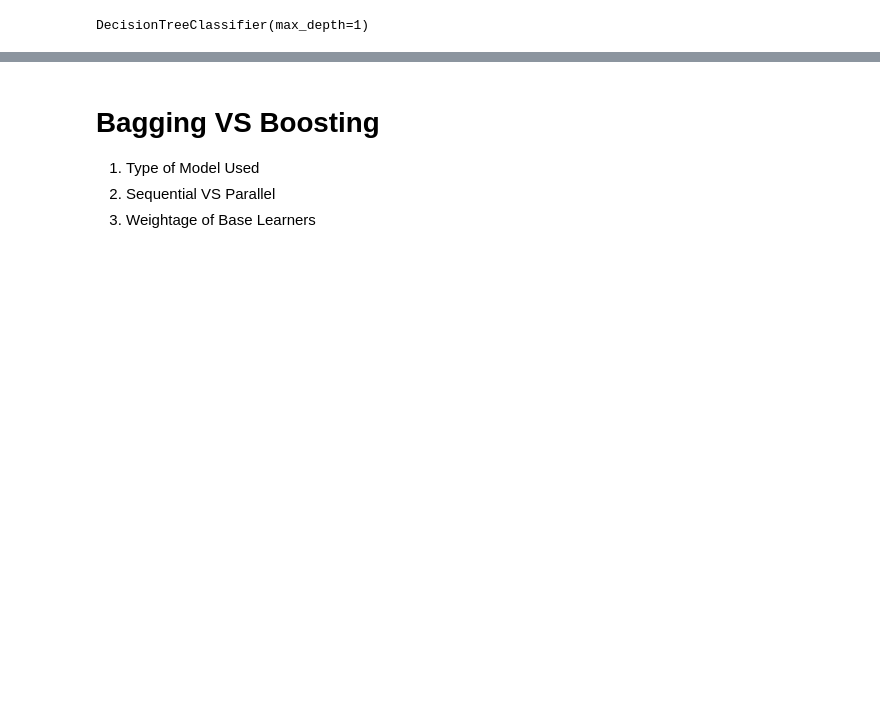
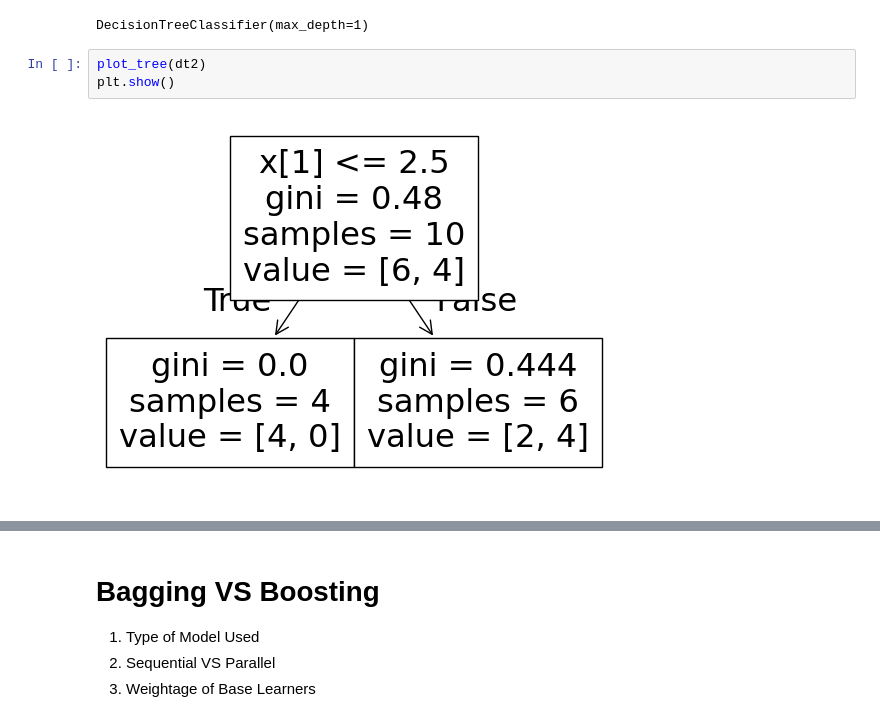
Before and after one commit to ahmedfakhar747/machine-learning-notebooks, a Jupyter notebook: 50_AdaBoost_Intuition_and_Implementation.ipynb, the cells around one changed output, grey strips where cells are left out. Cells and saved outputs as stored; diff of their text form; blank space fills up the shorter version.

```diff
--- a/50_AdaBoost_Intuition_and_Implementation.ipynb
+++ b/50_AdaBoost_Intuition_and_Implementation.ipynb
@@ -203,3 +199,8 @@ y = second_df.iloc[:,2].values
 dt2.fit(X,y)
 # %% [output]
 DecisionTreeClassifier(max_depth=1)
+# %%
+plot_tree(dt2)
+plt.show()
+# %% [output]
+[figure, added]
```
Also changed, not shown: parts of 25 cells of this notebook.
